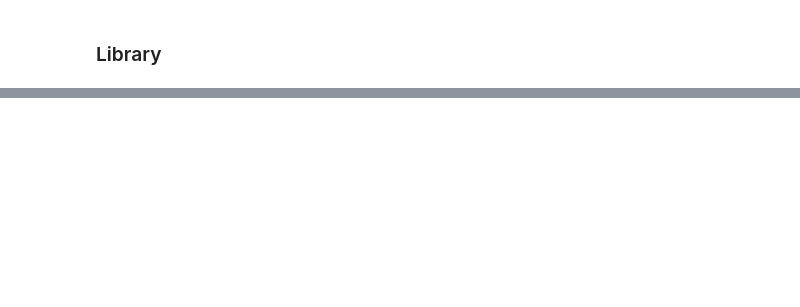
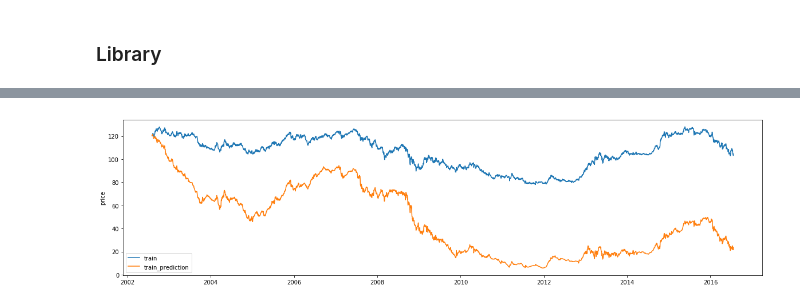
Before and after one commit to tosshi0219/fx, a Jupyter notebook: jupyter/learning_neuralnetwork.ipynb, the cells around one changed output, grey strips where cells are left out. Saved outputs shown, nothing was run; the diff lists cells and outputs as text; code cells hidden in the pictures; blank space fills up the shorter version.

```diff
--- a/jupyter/learning_neuralnetwork.ipynb
+++ b/jupyter/learning_neuralnetwork.ipynb
@@ -131,0 +164,24 @@ plt.grid()
+# %%
+train_price = []
+tr_p = df['closeAsk'][0]
+for v in y_train:
+    tr_p += v[0]
+    train_price.append(tr_p)
+
+train_pred_price = []
+tr_pr_p = df['closeAsk'][0]
+for v in y_train_pred:
+    tr_pr_p += v[0]
+    train_pred_price.append(tr_pr_p)
+
+test_price = []
+te_p = df['closeAsk'][y_train.shape[0]]
+for v in y_test:
+    te_p += v[0]
+    test_price.append(te_p)
+
+test_pred_price = []
+te_pr_p = df['closeAsk'][y_train.shape[0]]
+for v in y_test_pred:
+    te_pr_p += v[0]
+    test_pred_price.append(te_pr_p)
@@ -131,0 +206,9 @@ plt.grid()
+# %%
+plt.figure(figsize = (20,5))
+plt.plot(df_std[:pos].index, train_price, label = 'train')
+plt.plot(df_std[:pos].index, train_pred_price, label = 'train_prediction')
+plt.ylabel('price')
+plt.legend()
+plt.show()
+# %% [output]
+[figure, added]
```
Also changed, not shown: parts of 15 cells of this notebook.
